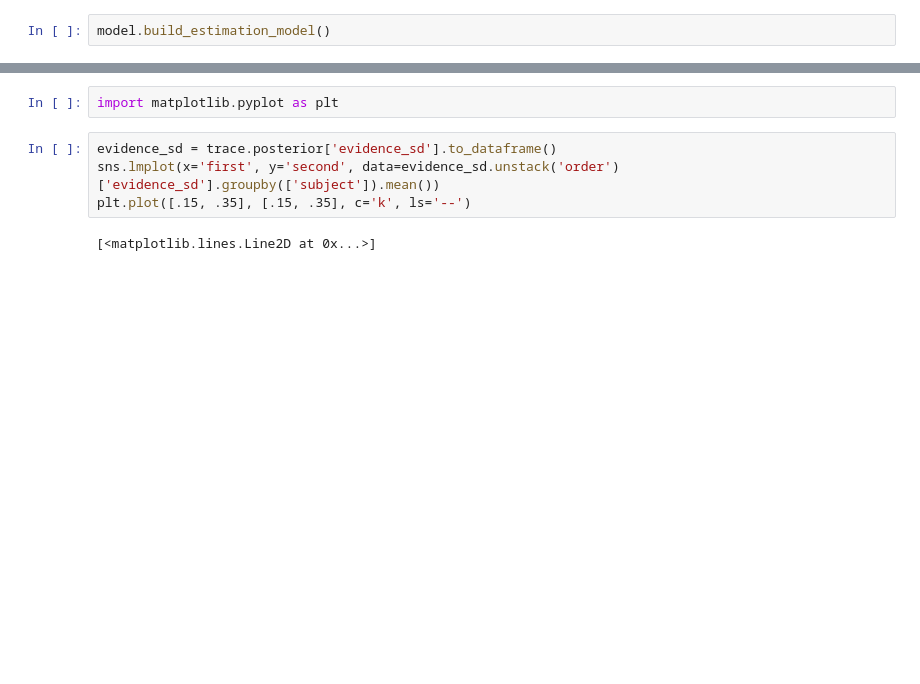
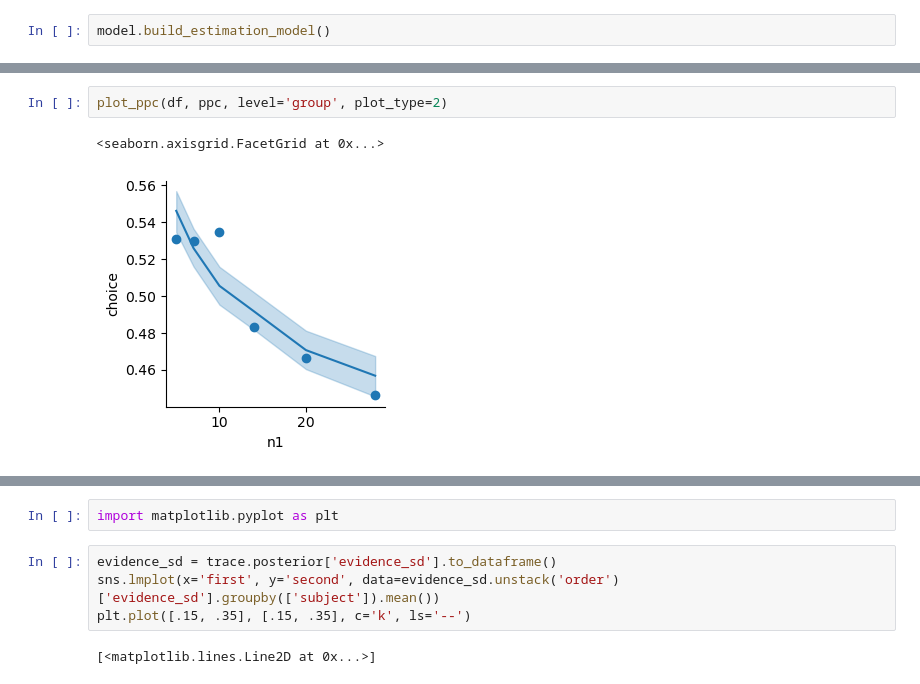
Before and after one commit to ruffgroup/bauer, a Jupyter notebook: notebooks/analyze_garcia2022.ipynb, the cells around one changed output, grey strips where cells are left out. Cells and saved outputs as stored; diff of their text form; blank space fills up the shorter version.

```diff
--- a/notebooks/analyze_garcia2022.ipynb
+++ b/notebooks/analyze_garcia2022.ipynb
@@ -210,0 +33,5 @@ def plot_ppc(df, ppc, plot_type=1, var_name='ll_bernoulli', level='subject', col
+# %%
+plot_ppc(df, ppc, level='group', plot_type=2)
+# %% [output]
+<seaborn.axisgrid.FacetGrid at 0x...>
+[figure, added]
```
Also changed, not shown: parts of 28 cells of this notebook.
